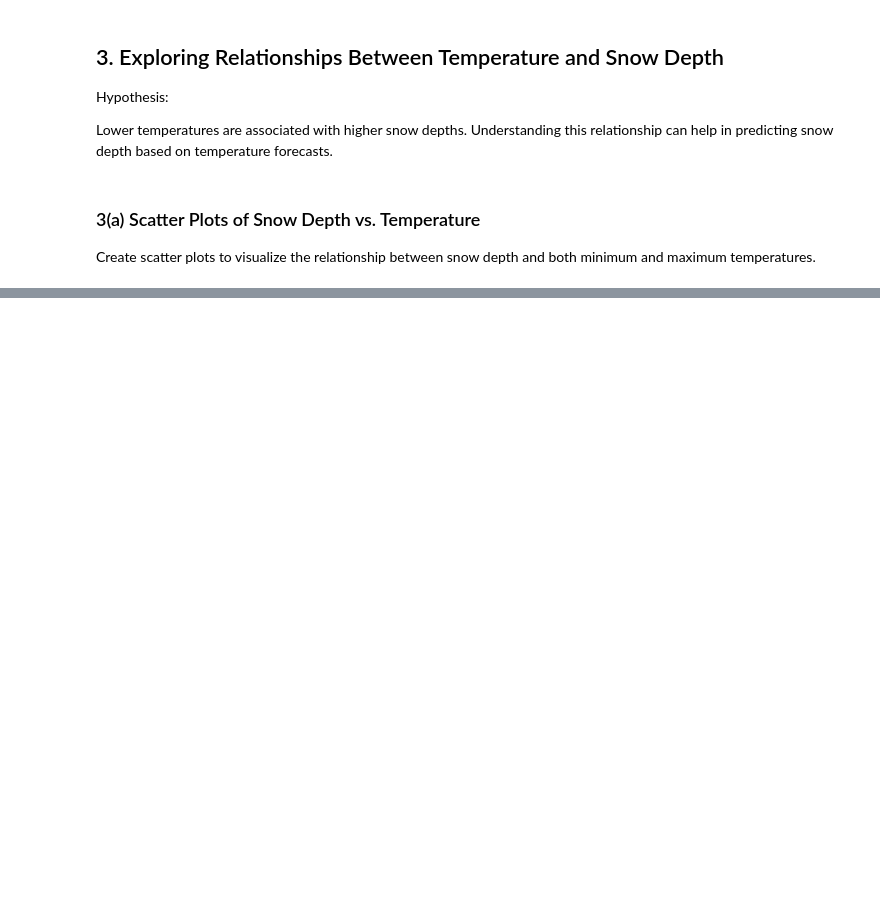
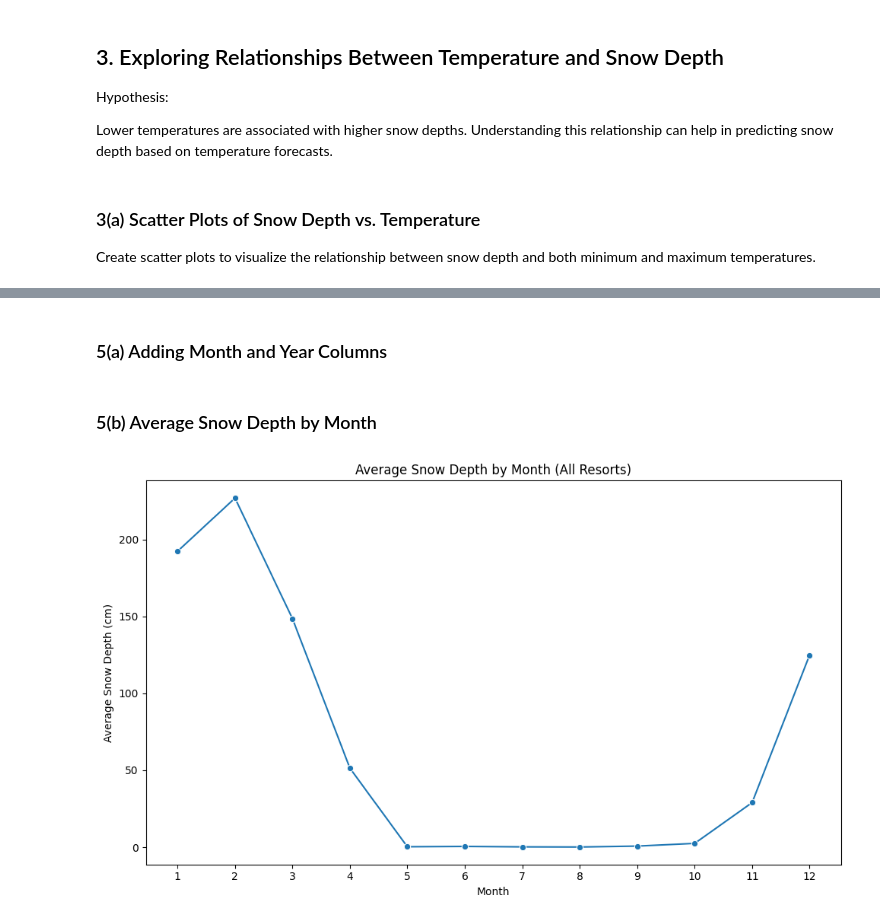
Before and after one commit to SamYatesSmith/SkiSnow, a Jupyter notebook: notebooks/exploratory_data_analysis.ipynb, the cells around one changed output, grey strips where cells are left out. Drawn from its saved outputs; the diff is of its cells as text; code cells hidden in the pictures; blank space fills up the shorter version.

```diff
--- a/notebooks/exploratory_data_analysis.ipynb
+++ b/notebooks/exploratory_data_analysis.ipynb
@@ -175,0 +367,23 @@ Create scatter plots to visualize the relationship between snow depth and both m
+# %% [markdown]
+### 5(a) Adding Month and Year Columns
+# %%
+# Add 'month' and 'year' columns
+all_data['month'] = all_data['date'].dt.month
+all_data['year'] = all_data['date'].dt.year
+# %% [markdown]
+### 5(b) Average Snow Depth by Month
+# %%
+# Calculate average snow depth by month
+monthly_snow_depth = all_data.groupby('month')['snow_depth'].mean().reset_index()
+
+# Line plot
+plt.figure(figsize=(10, 6))
+sns.lineplot(x='month', y='snow_depth', data=monthly_snow_depth, marker='o')
+plt.title('Average Snow Depth by Month (All Resorts)')
+plt.xlabel('Month')
+plt.ylabel('Average Snow Depth (cm)')
+plt.xticks(range(1, 13))
+plt.tight_layout()
+plt.show()
+# %% [output]
+[figure, added]
```
Also changed, not shown: parts of 27 cells of this notebook, 32 other files.
